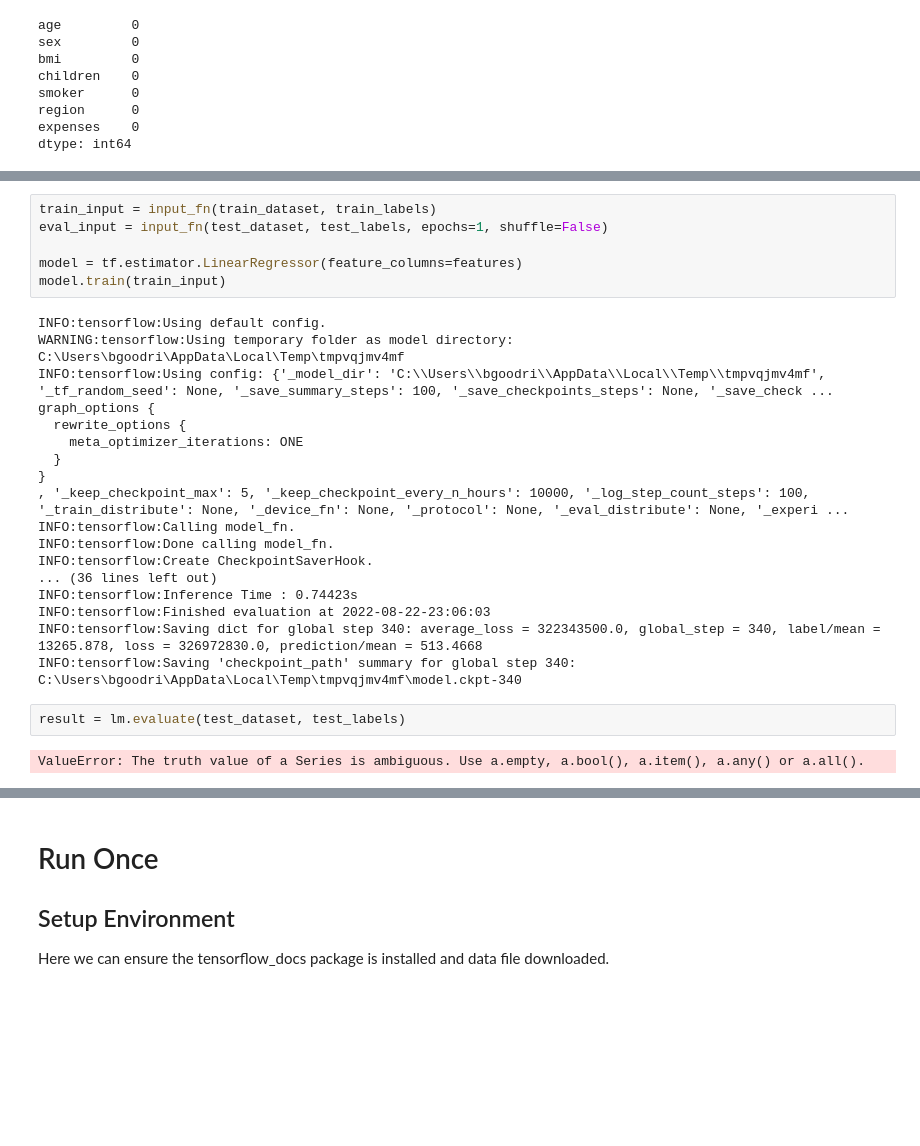
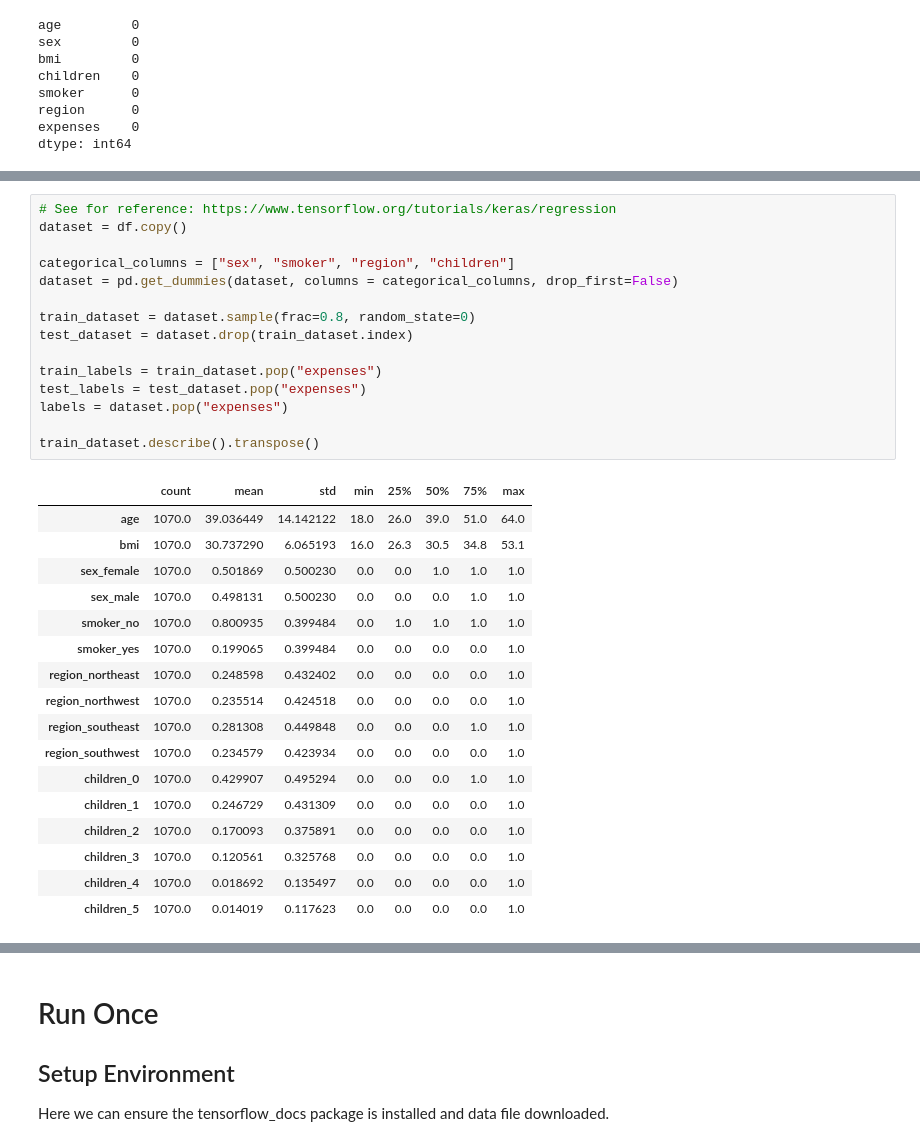
Before and after one commit to bryangoodrich/codecamp, a Jupyter notebook: freecodecamp/costcalc/fcc_predict_health_costs_with_regression.ipynb, the cells around one changed output, grey strips where cells are left out. Cells and saved outputs as stored; diff of their text form; blank space fills up the shorter version.

```diff
--- a/freecodecamp/costcalc/fcc_predict_health_costs_with_regression.ipynb
+++ b/freecodecamp/costcalc/fcc_predict_health_costs_with_regression.ipynb
@@ -115,28 +94,33 @@ def input_fn(df, labels, epochs=10, shuffle=True, batch_size=32):
-# %%
-train_input = input_fn(train_dataset, train_labels)
-eval_input = input_fn(test_dataset, test_labels, epochs=1, shuffle=False)
-
-model = tf.estimator.LinearRegressor(feature_columns=features)
-model.train(train_input)
-# %% [output]
-INFO:tensorflow:Using default config.
-WARNING:tensorflow:Using temporary folder as model directory: C:\Users\bgoodri\AppData\Local\Temp\tmpvqjmv4mf
-INFO:tensorflow:Using config: {'_model_dir': 'C:\\Users\\bgoodri\\AppData\\Local\\Temp\\tmpvqjmv4mf', '_tf_random_seed': None, '_save_summary_steps': 100, '_save_checkpoints_steps': None, '_save_check ...
-graph_options {
-  rewrite_options {
-    meta_optimizer_iterations: ONE
-  }
-}
-, '_keep_checkpoint_max': 5, '_keep_checkpoint_every_n_hours': 10000, '_log_step_count_steps': 100, '_train_distribute': None, '_device_fn': None, '_protocol': None, '_eval_distribute': None, '_experi ...
-INFO:tensorflow:Calling model_fn.
-INFO:tensorflow:Done calling model_fn.
-INFO:tensorflow:Create CheckpointSaverHook.
-... (36 lines left out)
-INFO:tensorflow:Inference Time : 0.74423s
-INFO:tensorflow:Finished evaluation at 2022-08-22-23:06:03
-INFO:tensorflow:Saving dict for global step 340: average_loss = 322343500.0, global_step = 340, label/mean = 13265.878, loss = 326972830.0, prediction/mean = 513.4668
-INFO:tensorflow:Saving 'checkpoint_path' summary for global step 340: C:\Users\bgoodri\AppData\Local\Temp\tmpvqjmv4mf\model.ckpt-340
-# %%
-result = lm.evaluate(test_dataset, test_labels)
-# %% [output]
-ValueError: The truth value of a Series is ambiguous. Use a.empty, a.bool(), a.item(), a.any() or a.all().
+# %%
+# See for reference: https://www.tensorflow.org/tutorials/keras/regression
+dataset = df.copy()
+
+categorical_columns = ["sex", "smoker", "region", "children"]
+dataset = pd.get_dummies(dataset, columns = categorical_columns, drop_first=False)
+
+train_dataset = dataset.sample(frac=0.8, random_state=0)
+test_dataset = dataset.drop(train_dataset.index)
+
+train_labels = train_dataset.pop("expenses")
+test_labels = test_dataset.pop("expenses")
+labels = dataset.pop("expenses")
+
+train_dataset.describe().transpose()
+# %% [output]
+|  | count | mean | std | min | 25% | 50% | 75% | max |
+| age | 1070.0 | 39.036449 | 14.142122 | 18.0 | 26.0 | 39.0 | 51.0 | 64.0 |
+| bmi | 1070.0 | 30.737290 | 6.065193 | 16.0 | 26.3 | 30.5 | 34.8 | 53.1 |
+| sex_female | 1070.0 | 0.501869 | 0.500230 | 0.0 | 0.0 | 1.0 | 1.0 | 1.0 |
+| sex_male | 1070.0 | 0.498131 | 0.500230 | 0.0 | 0.0 | 0.0 | 1.0 | 1.0 |
+| smoker_no | 1070.0 | 0.800935 | 0.399484 | 0.0 | 1.0 | 1.0 | 1.0 | 1.0 |
+| smoker_yes | 1070.0 | 0.199065 | 0.399484 | 0.0 | 0.0 | 0.0 | 0.0 | 1.0 |
+| region_northeast | 1070.0 | 0.248598 | 0.432402 | 0.0 | 0.0 | 0.0 | 0.0 | 1.0 |
+| region_northwest | 1070.0 | 0.235514 | 0.424518 | 0.0 | 0.0 | 0.0 | 0.0 | 1.0 |
+| region_southeast | 1070.0 | 0.281308 | 0.449848 | 0.0 | 0.0 | 0.0 | 1.0 | 1.0 |
+| region_southwest | 1070.0 | 0.234579 | 0.423934 | 0.0 | 0.0 | 0.0 | 0.0 | 1.0 |
+| children_0 | 1070.0 | 0.429907 | 0.495294 | 0.0 | 0.0 | 0.0 | 1.0 | 1.0 |
+| children_1 | 1070.0 | 0.246729 | 0.431309 | 0.0 | 0.0 | 0.0 | 0.0 | 1.0 |
+| children_2 | 1070.0 | 0.170093 | 0.375891 | 0.0 | 0.0 | 0.0 | 0.0 | 1.0 |
+| children_3 | 1070.0 | 0.120561 | 0.325768 | 0.0 | 0.0 | 0.0 | 0.0 | 1.0 |
+| children_4 | 1070.0 | 0.018692 | 0.135497 | 0.0 | 0.0 | 0.0 | 0.0 | 1.0 |
+| children_5 | 1070.0 | 0.014019 | 0.117623 | 0.0 | 0.0 | 0.0 | 0.0 | 1.0 |
```
Also changed, not shown: parts of 7 cells of this notebook.
